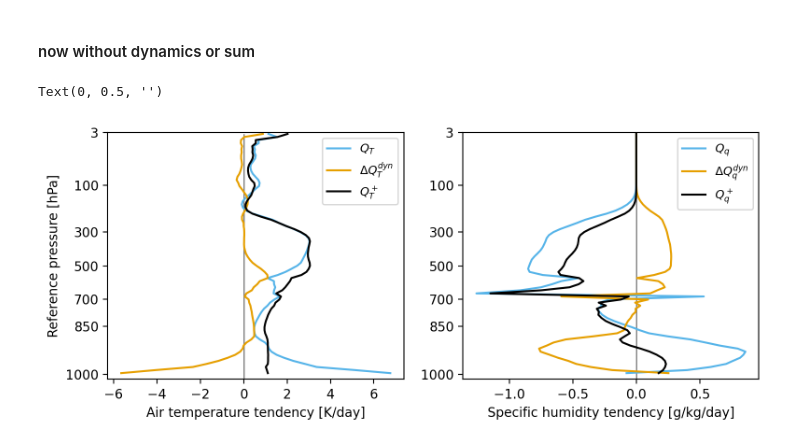
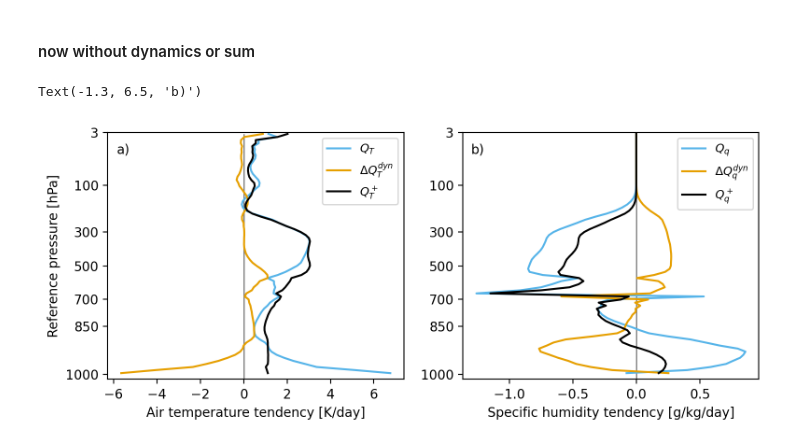
Before and after one commit to ai2cm/fine-grid-ml-physics-manuscript, a Jupyter notebook: notebooks/figure_1_and_2.ipynb, the cells around one changed output. Cells and saved outputs as stored; diff of their text form; code cells hidden in the pictures.

```diff
--- a/notebooks/figure_1_and_2.ipynb
+++ b/notebooks/figure_1_and_2.ipynb
@@ -157,24 +157,26 @@ Text(-1.3, 6.5, 'b)')
 # %%
 fig, axes = plt.subplots(1, 2, figsize=(9, 3.5))
 for i, variable in enumerate(['air_temperature', 'specific_humidity']):
     tendencies = [f'tendency_of_{variable}_due_to_applied_physics_zonal_mean', f'{variable}_tendency_due_to_nudging_zonal_mean', f'tendency_of_{variable}_due_to_applied_physics_plus_nudging_zonal_mean']
     #sum_ = sum([profiles[t] for t in tendencies])
     #sum_.plot(ax=axes[i], y='z', yincrease=False, label='sum', color='k')
     for j, tendency in enumerate(tendencies):
         kwargs = {'color': 'k'} if j == 2 else {}
         profiles[tendency].plot(ax=axes[i], y='z', yincrease=False, label=labels[variable][j], **kwargs)
     units = profiles[tendency].units
     axes[i].set_xlabel(f'{variable} tendency [{units}]')
     axes[i].legend(fontsize=9)
     axes[i].vlines([0], 0, 80, color='grey', linewidth=1)
     axes[i].set_ylim([80, 0])
     axes[i].set_yticks(tick_indices)
     axes[i].set_yticklabels(tick_labels)
 axes[0].set_xlabel('Air temperature tendency [K/day]')
 axes[1].set_xlabel('Specific humidity tendency [g/kg/day]')
 axes[0].set_ylabel('Reference pressure [hPa]')
 axes[0].set_ylabel('Reference pressure [hPa]')
 axes[1].set_ylabel('')
+axes[0].text(-5.85, 6.5, 'a)')
+axes[1].text(-1.3, 6.5, 'b)')
 # %% [output]
-Text(0, 0.5, '')
+Text(-1.3, 6.5, 'b)')
-[figure, old version]
+[figure, new version]
```
